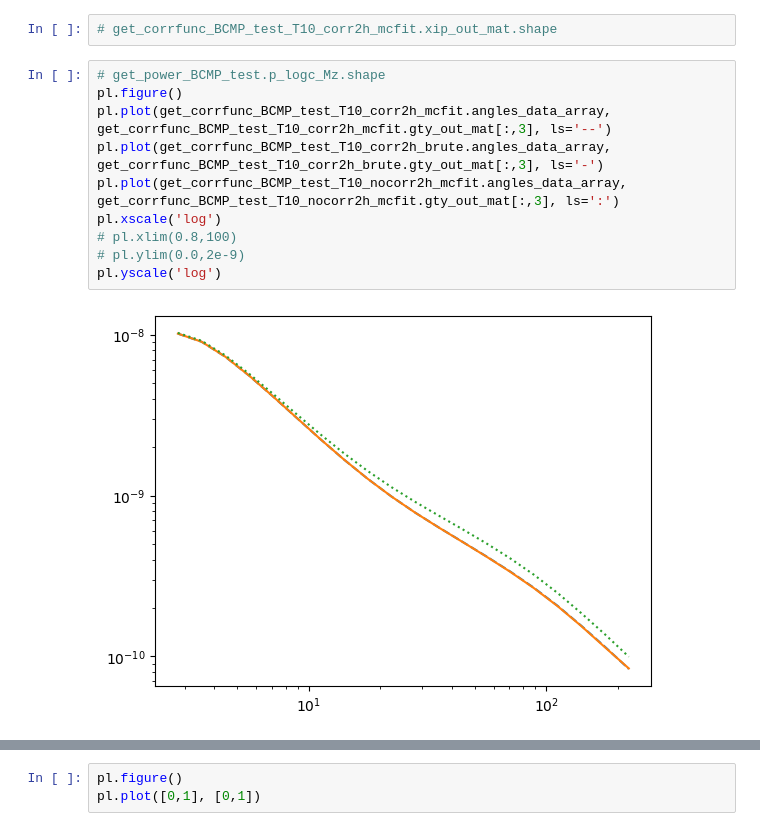
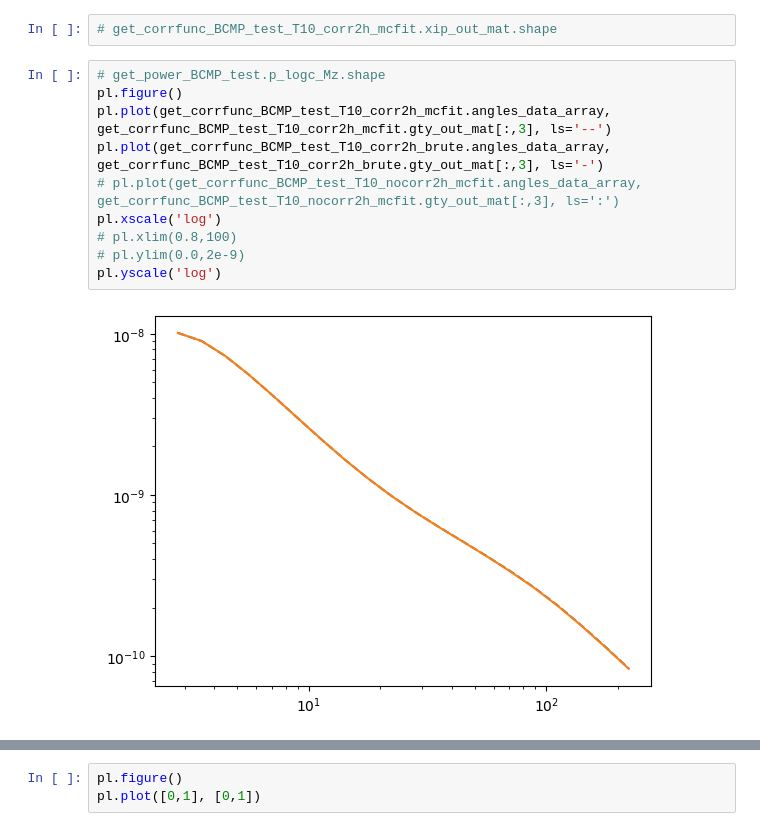
Before and after one commit to shivampcosmo/GODMAX, a Jupyter notebook: notebooks/test_convergence.ipynb, the cells around one changed output, grey strips where cells are left out. Saved outputs shown, nothing was run; the diff lists cells and outputs as text.

```diff
--- a/notebooks/test_convergence.ipynb
+++ b/notebooks/test_convergence.ipynb
@@ -118,15 +122,15 @@ get_corrfunc_BCMP_test_T10_corr2h_brute = get_corrfunc_BCMP(sim_params_dict, hal
 # %%
 # get_power_BCMP_test.p_logc_Mz.shape
 pl.figure()
 pl.plot(get_corrfunc_BCMP_test_T10_corr2h_mcfit.angles_data_array, get_corrfunc_BCMP_test_T10_corr2h_mcfit.gty_out_mat[:,3], ls='--')
 pl.plot(get_corrfunc_BCMP_test_T10_corr2h_brute.angles_data_array, get_corrfunc_BCMP_test_T10_corr2h_brute.gty_out_mat[:,3], ls='-')
-pl.plot(get_corrfunc_BCMP_test_T10_nocorr2h_mcfit.angles_data_array, get_corrfunc_BCMP_test_T10_nocorr2h_mcfit.gty_out_mat[:,3], ls=':')
+# pl.plot(get_corrfunc_BCMP_test_T10_nocorr2h_mcfit.angles_data_array, get_corrfunc_BCMP_test_T10_nocorr2h_mcfit.gty_out_mat[:,3], ls=':')
 pl.xscale('log')
 # pl.xlim(0.8,100)
 # pl.ylim(0.0,2e-9)
 pl.yscale('log')
 # %% [output]
-[figure, old version]
+[figure, new version]
 # %%
 # get_power_BCMP_test.p_logc_Mz.shape
 pl.figure()
```
Also changed, not shown: parts of 9 cells of this notebook, 1 other file.
